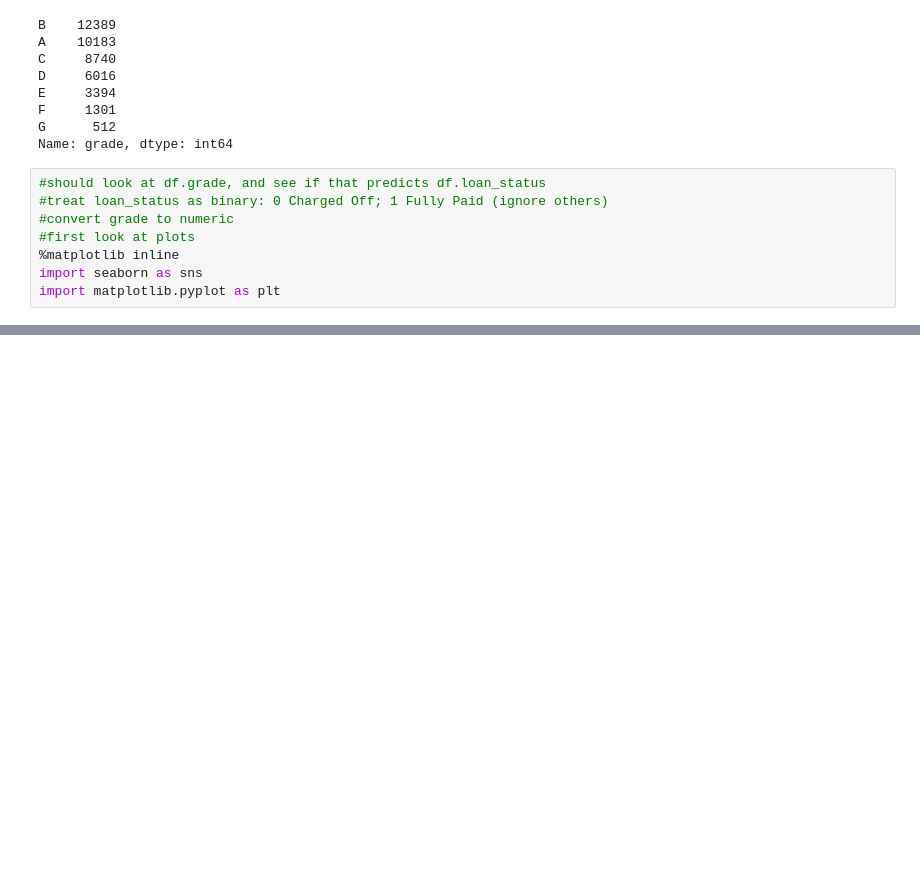
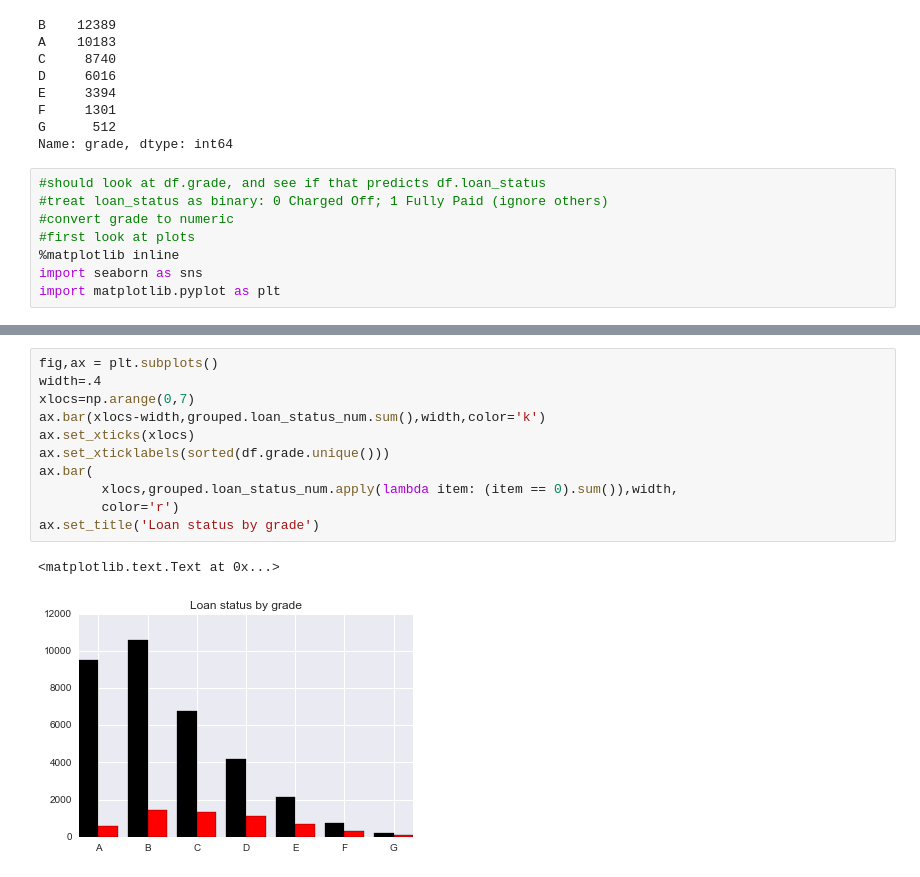
Before and after one commit to stephane47/gadat-project, a Jupyter notebook: project1.ipynb, the cells around one changed output, grey strips where cells are left out. Saved outputs shown, nothing was run; the diff lists cells and outputs as text; blank space fills up the shorter version.

```diff
--- a/project1.ipynb
+++ b/project1.ipynb
@@ -109,0 +150,14 @@ Name: loan_status_num, dtype: float64
+# %%
+fig,ax = plt.subplots()
+width=.4
+xlocs=np.arange(0,7)
+ax.bar(xlocs-width,grouped.loan_status_num.sum(),width,color='k')
+ax.set_xticks(xlocs)
+ax.set_xticklabels(sorted(df.grade.unique()))
+ax.bar(
+        xlocs,grouped.loan_status_num.apply(lambda item: (item == 0).sum()),width,
+        color='r')
+ax.set_title('Loan status by grade')
+# %% [output]
+<matplotlib.text.Text at 0x...>
+[figure, added]
```
Also changed, not shown: parts of 16 cells of this notebook.
